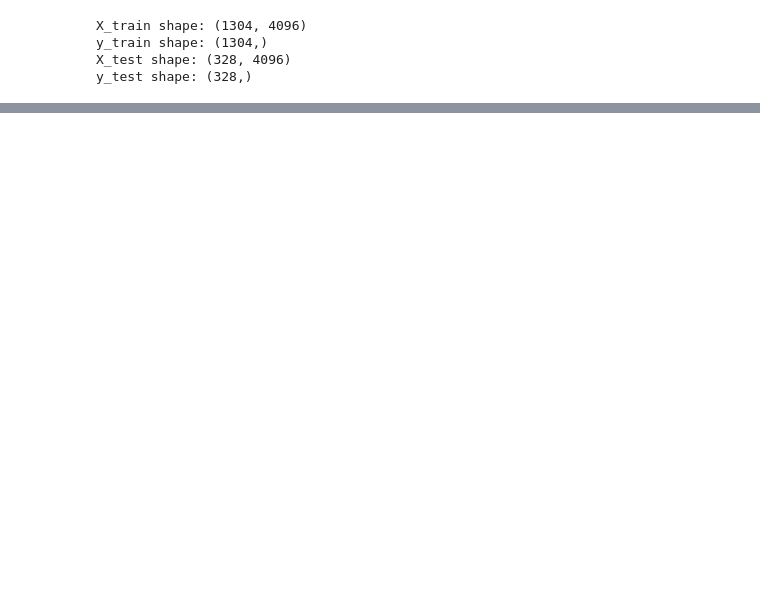
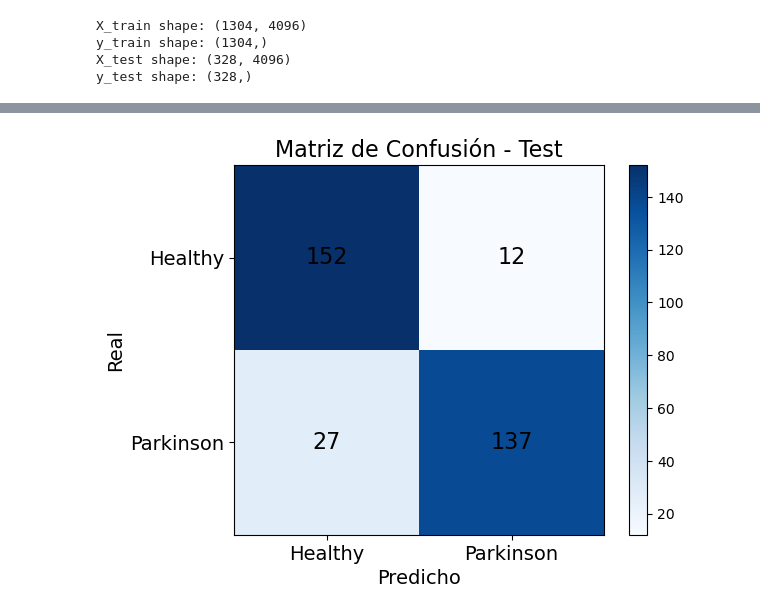
Before and after one commit to mt0488/TP2-Metodos, a Jupyter notebook: trabajov5.ipynb, the cells around one changed output, grey strips where cells are left out. Cells and saved outputs as stored; diff of their text form; code cells hidden in the pictures; blank space fills up the shorter version.

```diff
--- a/trabajov5.ipynb
+++ b/trabajov5.ipynb
@@ -199,0 +495,7 @@ plt.show()
+# %%
+y_pred_test = predecir(X_test, w_final, b_final)
+cm_test = confusion_matrix(y_test, y_pred_test)
+
+plot_confusion_matrix(cm_test, titulo="Matriz de Confusión - Test")
+# %% [output]
+[figure, added]
```
Also changed, not shown: parts of 36 cells of this notebook.
